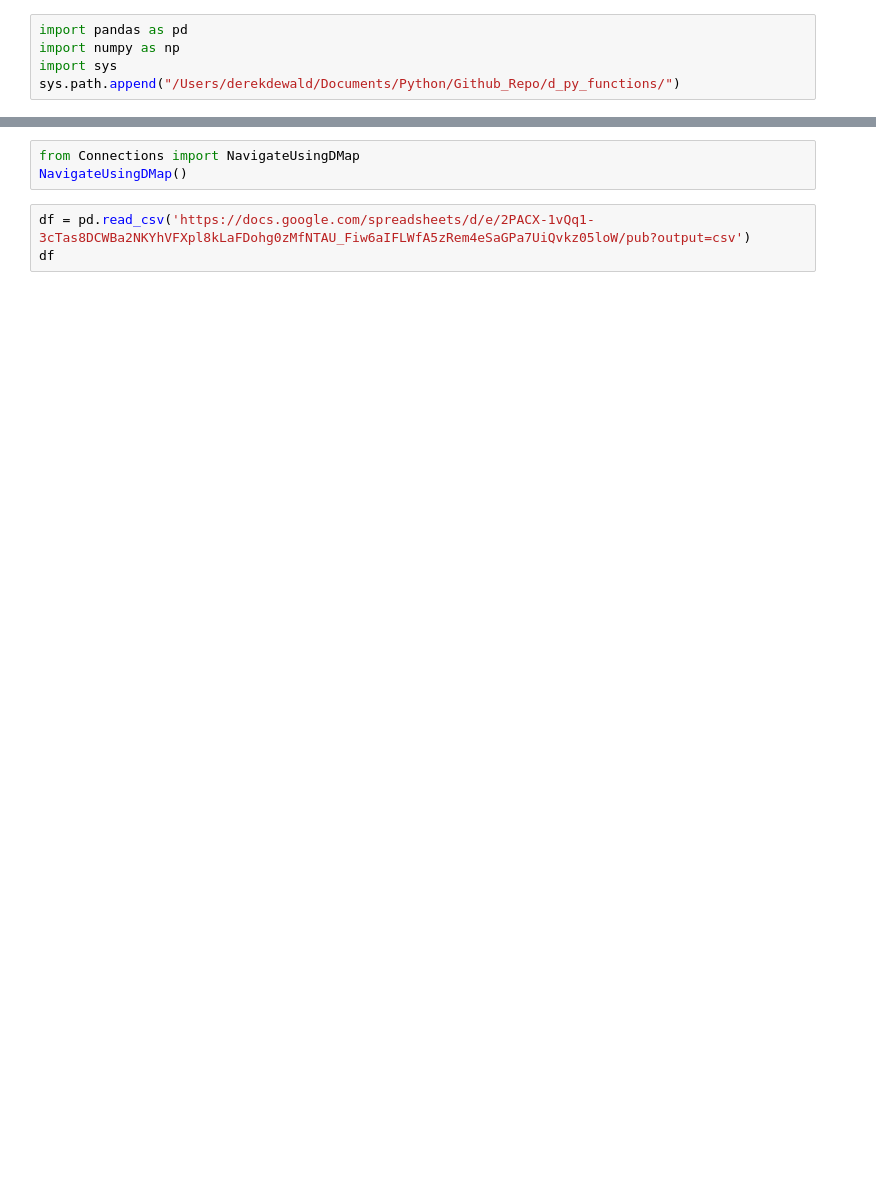
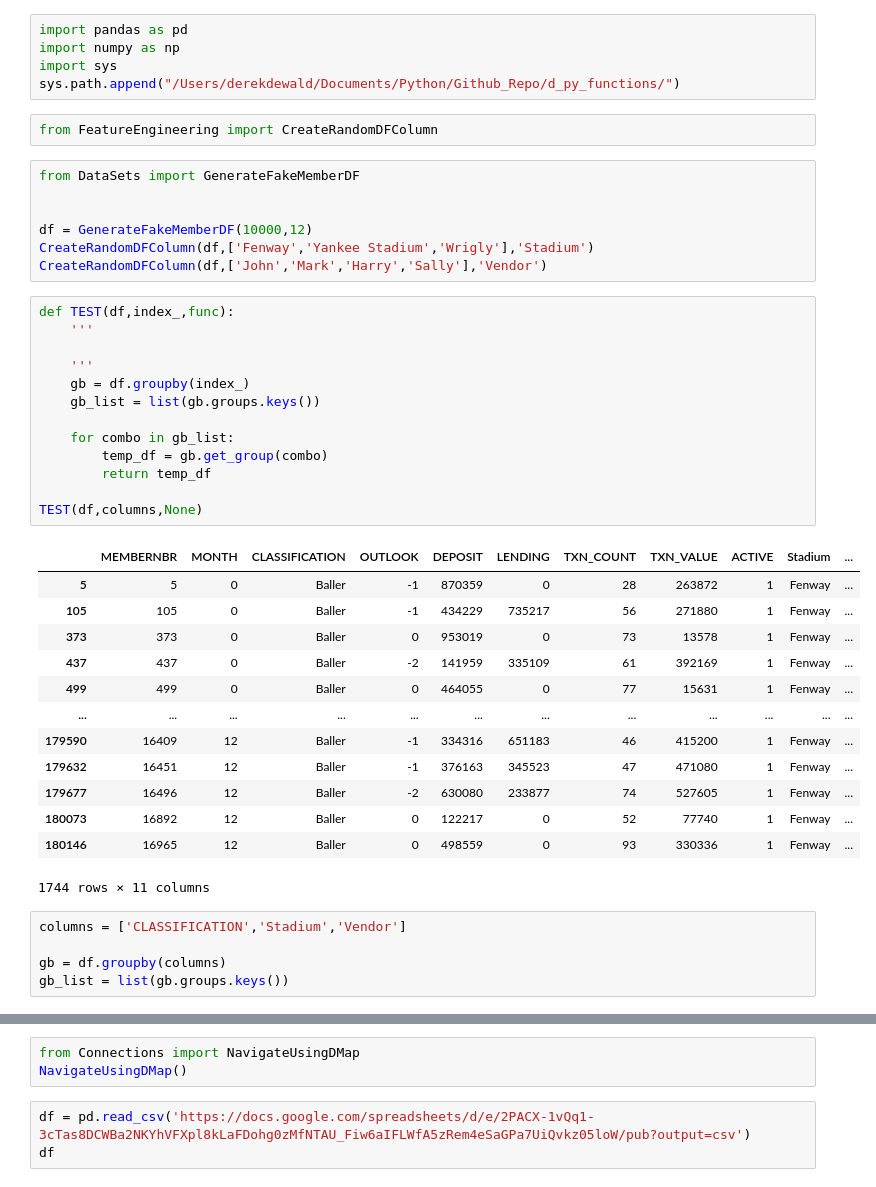
Before and after one commit to derek-dewald/Python_Tools, a Jupyter notebook: JupyterNotebooks/Daily Workbook.ipynb, the cells around one changed output, grey strips where cells are left out. Cells and saved outputs as stored; diff of their text form; blank space fills up the shorter version.

```diff
--- a/JupyterNotebooks/Daily Workbook.ipynb
+++ b/JupyterNotebooks/Daily Workbook.ipynb
@@ -3,3 +8,44 @@ import pandas as pd
 import numpy as np
 import sys
 sys.path.append("/Users/derekdewald/Documents/Python/Github_Repo/d_py_functions/")
+# %%
+from FeatureEngineering import CreateRandomDFColumn
+# %%
+from DataSets import GenerateFakeMemberDF
+
+
+df = GenerateFakeMemberDF(10000,12)
+CreateRandomDFColumn(df,['Fenway','Yankee Stadium','Wrigly'],'Stadium')
+CreateRandomDFColumn(df,['John','Mark','Harry','Sally'],'Vendor')
+# %%
+def TEST(df,index_,func):
+    '''
+
+    '''
+    gb = df.groupby(index_)
+    gb_list = list(gb.groups.keys())
+
+    for combo in gb_list:
+        temp_df = gb.get_group(combo)
+        return temp_df
+
+TEST(df,columns,None)
+# %% [output]
+|  | MEMBERNBR | MONTH | CLASSIFICATION | OUTLOOK | DEPOSIT | LENDING | TXN_COUNT | TXN_VALUE | ACTIVE | Stadium | ... |
+| 5 | 5 | 0 | Baller | -1 | 870359 | 0 | 28 | 263872 | 1 | Fenway | ... |
+| 105 | 105 | 0 | Baller | -1 | 434229 | 735217 | 56 | 271880 | 1 | Fenway | ... |
+| 373 | 373 | 0 | Baller | 0 | 953019 | 0 | 73 | 13578 | 1 | Fenway | ... |
+| 437 | 437 | 0 | Baller | -2 | 141959 | 335109 | 61 | 392169 | 1 | Fenway | ... |
+| 499 | 499 | 0 | Baller | 0 | 464055 | 0 | 77 | 15631 | 1 | Fenway | ... |
+| ... | ... | ... | ... | ... | ... | ... | ... | ... | ... | ... | ... |
+| 179590 | 16409 | 12 | Baller | -1 | 334316 | 651183 | 46 | 415200 | 1 | Fenway | ... |
+| 179632 | 16451 | 12 | Baller | -1 | 376163 | 345523 | 47 | 471080 | 1 | Fenway | ... |
+| 179677 | 16496 | 12 | Baller | -2 | 630080 | 233877 | 74 | 527605 | 1 | Fenway | ... |
+| 180073 | 16892 | 12 | Baller | 0 | 122217 | 0 | 52 | 77740 | 1 | Fenway | ... |
+| 180146 | 16965 | 12 | Baller | 0 | 498559 | 0 | 93 | 330336 | 1 | Fenway | ... |
+1744 rows × 11 columns
+# %%
+columns = ['CLASSIFICATION','Stadium','Vendor']
+
+gb = df.groupby(columns)
+gb_list = list(gb.groups.keys())
```
Also changed, not shown: parts of 21 cells of this notebook, 45 other files.
